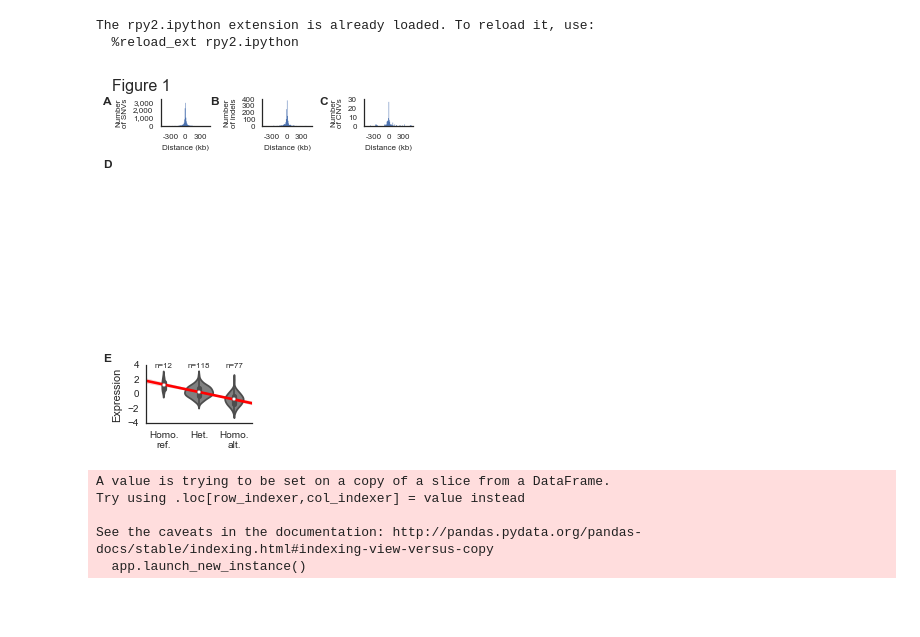
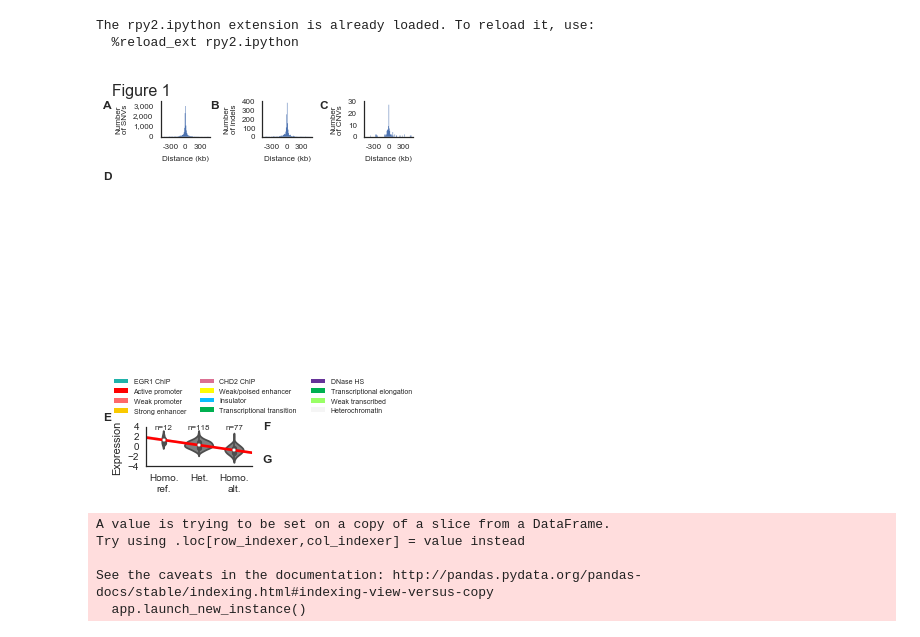
Before and after one commit to frazer-lab/cardips-ipsc-eqtl, a Jupyter notebook: notebooks/Figure. eQTL Overview.ipynb, the cells around one changed output. Cells and saved outputs as stored; diff of their text form; code cells hidden in the pictures; blank space fills up the shorter version.

Commit message:
Figure updates

```diff
--- a/notebooks/Figure. eQTL Overview.ipynb
+++ b/notebooks/Figure. eQTL Overview.ipynb
@@ -88,3 +88,18 @@ alts = set(exp.columns) & set([s.sample for s in r.get_hom_alts()])
 tdf.ix[alts, 'genotype'] = 2
 pou5f1_data = tdf
 pou5f1_data.columns = ['Expression', 'Genotype']
+# %%
+colors = {'CHD2':chd2_color, 'EGR1':egr1_color, 'DHS':dnase_color}
+
+fig,ax = plt.subplots(1, 1, figsize=(1, 1))
+ciepy.clean_axis(ax)
+rects = []
+labels = []
+for k in ['CHD2', 'EGR1', 'DHS']:
+    labels.append(k)
+    rects.append(plt.Rectangle((0, 0), 0, 0, fc=colors[k]))
+lgd = ax.legend(rects, labels, loc='center', fancybox=True, prop={'size':8}) #,ncol=8)
+for p in lgd.get_patches():
+    p.set_linewidth(0)
+fig.tight_layout()
+fig.savefig(os.path.join(outdir, 'pou5f1_ucsc_legend.pdf'), transparent=True)
@@ -91,5 +140,5 @@ pou5f1_data.columns = ['Expression', 'Genotype']
 # %%
-fig = plt.figure(figsize=(4.48, 5.5), dpi=300)
+fig = plt.figure(figsize=(4.48, 6.1), dpi=300)
 
 gs = gridspec.GridSpec(1, 1)
 ax = fig.add_subplot(gs[0, 0])
@@ -162,36 +211,53 @@ t = fig.text(0.005, 0.9, 'A', weight='bold',
 t = fig.text(0.335, 0.9, 'B', weight='bold',
              size=12)
 t = fig.text(0.675, 0.9, 'C', weight='bold',
              size=12)
 
 t = fig.text(0.005, 0.74, 'D', weight='bold',
              size=12)
 
 gs = gridspec.GridSpec(1, 1)
 ax = fig.add_subplot(gs[0, 0])
+ciepy.clean_axis(ax)
+rects = []
+labels = []
+for k in legend_colors.index:
+    labels.append(k)
+    rects.append(plt.Rectangle((0, 0), 0, 0, fc=legend_colors[k]))
+lgd = ax.legend(rects, labels, loc='center', prop={'size':7}, ncol=3)
+for p in lgd.get_patches():
+    p.set_linewidth(0)
+gs.tight_layout(fig, rect=[0, 0.22, 1, 0.27])
+
+gs = gridspec.GridSpec(1, 1)
+ax = fig.add_subplot(gs[0, 0])
 ax = sns.violinplot(x='Genotype', y='Expression', data=pou5f1_data, color='grey',
                     order=[0, 1, 2], scale='count')
 sns.regplot(x='Genotype', y='Expression', data=pou5f1_data, scatter=False, color='red')
 ya, yb = plt.ylim()
 ax.set_xlabel('')
 ax.set_xticklabels(['Homo.\nref.', 'Het.', 'Homo.\nalt.'])
 plt.text(0, yb, 'n={}'.format(sum(tdf.Genotype == 0)),
          verticalalignment='center', horizontalalignment='center', fontsize=8)
 plt.text(1, yb, 'n={}'.format(sum(tdf.Genotype == 1)),
          verticalalignment='center', horizontalalignment='center', fontsize=8)
 plt.text(2, yb, 'n={}'.format(sum(tdf.Genotype == 2)),
          verticalalignment='center', horizontalalignment='center', fontsize=8)
 ax.set_yticks(ax.get_yticks()[0::2])
 sns.despine(ax=ax)
 
-gs.tight_layout(fig, rect=[0, 0, 0.5, 0.28])
+gs.tight_layout(fig, rect=[0, 0, 0.5, 0.21])
 
-t = fig.text(0.005, 0.25, 'E', weight='bold',
+t = fig.text(0.005, 0.19, 'E', weight='bold',
+             size=12)
+t = fig.text(0.5, 0.17, 'F', weight='bold',
+             size=12)
+t = fig.text(0.5, 0.095, 'G', weight='bold',
              size=12)
 
 plt.savefig(os.path.join(outdir, 'eqtl_overview_skeleton.pdf'))
 # %% [output]
-[figure, old version]
+[figure, new version]
 # %%
 %%R
 
```
Also changed, not shown: parts of 3 cells of this notebook.
